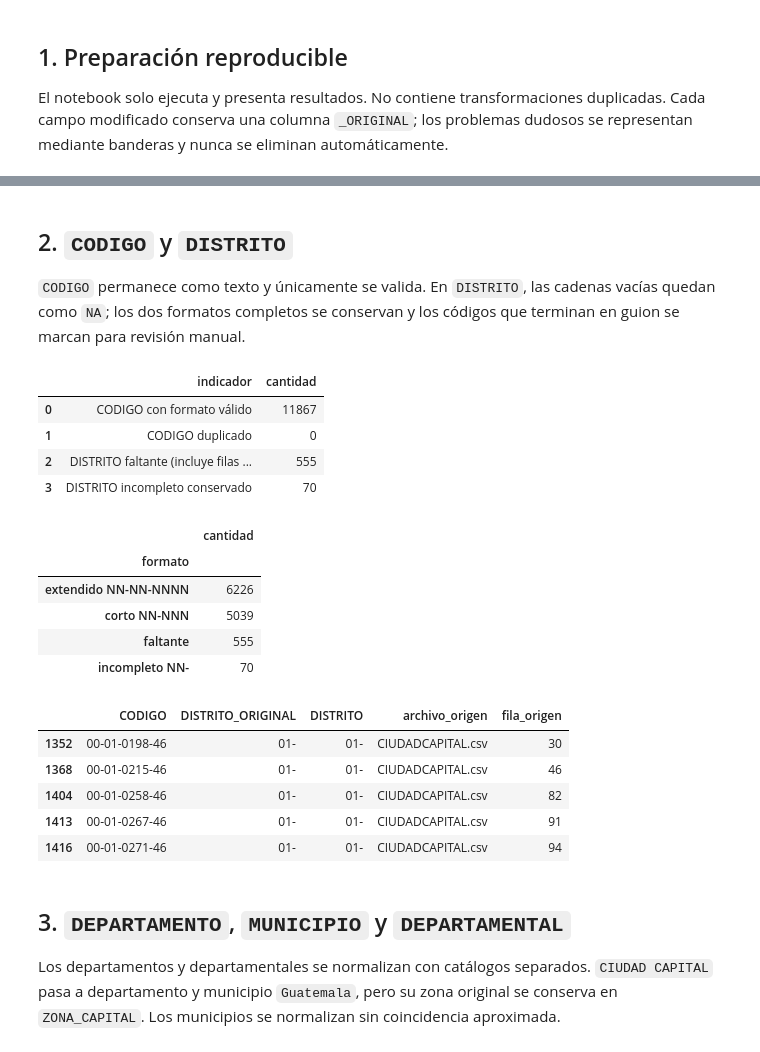
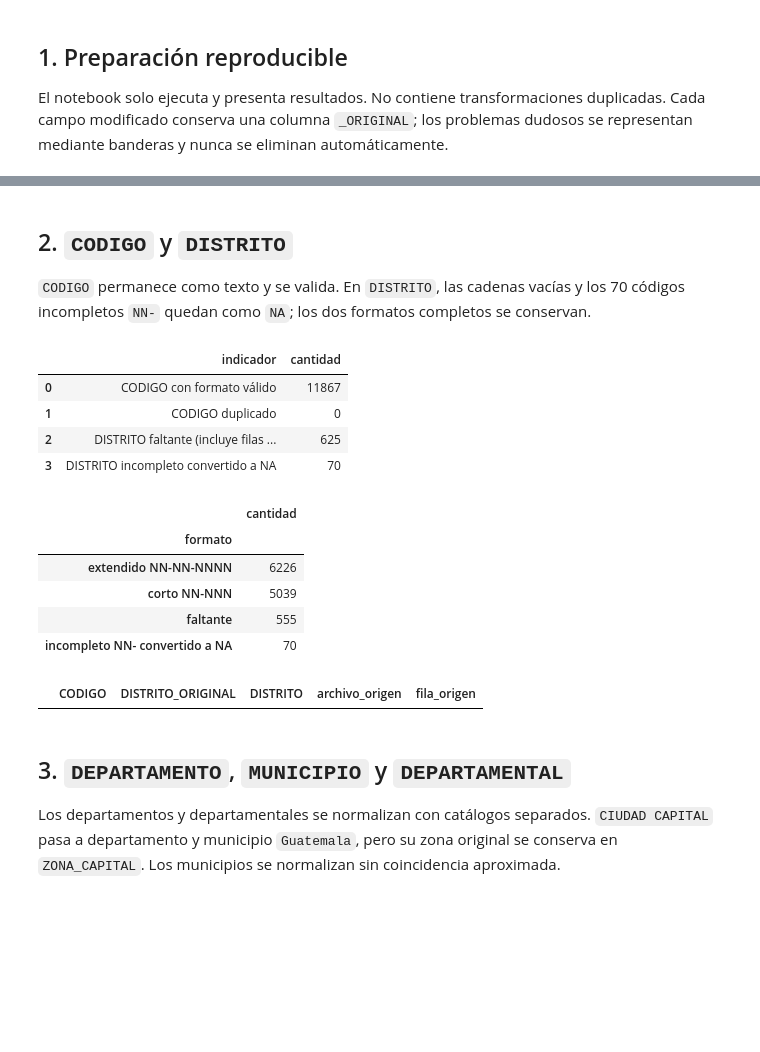
Before and after one commit to Vann06/Proyecto-1-Data-Science, a Jupyter notebook: notebooks/03_limpieza_datos_turno1_vianka.ipynb, the cells around one changed output, grey strips where cells are left out. Drawn from its saved outputs; the diff is of its cells as text; code cells hidden in the pictures; blank space fills up the shorter version.

```diff
--- a/notebooks/03_limpieza_datos_turno1_vianka.ipynb
+++ b/notebooks/03_limpieza_datos_turno1_vianka.ipynb
@@ -31,35 +31,30 @@ Columnas: 19 originales -> 48 tras la limpieza preliminar
 # %% [markdown]
 ## 2. `CODIGO` y `DISTRITO`
 
-`CODIGO` permanece como texto y únicamente se valida. En `DISTRITO`, las cadenas vacías quedan como `NA`; los dos formatos completos se conservan y los códigos que terminan en guion se marcan para revisión manual.
+`CODIGO` permanece como texto y se valida. En `DISTRITO`, las cadenas vacías y los 70 códigos incompletos `NN-` quedan como `NA`; los dos formatos completos se conservan.
 # %%
 resumen_codigos = pd.DataFrame([
     {"indicador": "CODIGO con formato válido", "cantidad": int(limpio_pre["CODIGO_FORMATO_VALIDO"].sum())},
     {"indicador": "CODIGO duplicado", "cantidad": int(limpio_pre["CODIGO_DUPLICADO"].sum())},
     {"indicador": "DISTRITO faltante (incluye filas vacías)", "cantidad": int(limpio_pre["DISTRITO"].isna().sum())},
-    {"indicador": "DISTRITO incompleto conservado", "cantidad": int(limpio_pre["DISTRITO_INCOMPLETO"].sum())},
+    {"indicador": "DISTRITO incompleto convertido a NA", "cantidad": int(limpio_pre["DISTRITO_INCOMPLETO"].sum())},
 ])
 display(resumen_codigos)
 display(limpio_pre["DISTRITO_FORMATO"].value_counts(dropna=False).rename_axis("formato").to_frame("cantidad"))
 display(limpio_pre.loc[limpio_pre["DISTRITO_REQUIERE_REVISION"], ["CODIGO", "DISTRITO_ORIGINAL", "DISTRITO", "archivo_origen", "fila_origen"]].head())
 # %% [output]
 |  | indicador | cantidad |
 | 0 | CODIGO con formato válido | 11867 |
 | 1 | CODIGO duplicado | 0 |
-| 2 | DISTRITO faltante (incluye filas ... | 555 |
-| 3 | DISTRITO incompleto conservado | 70 |
+| 2 | DISTRITO faltante (incluye filas ... | 625 |
+| 3 | DISTRITO incompleto convertido a NA | 70 |
 |  | cantidad |
 | formato |  |
 | extendido NN-NN-NNNN | 6226 |
 | corto NN-NNN | 5039 |
 | faltante | 555 |
-| incompleto NN- | 70 |
+| incompleto NN- convertido a NA | 70 |
 |  | CODIGO | DISTRITO_ORIGINAL | DISTRITO | archivo_origen | fila_origen |
-| 1352 | 00-01-0198-46 | 01- | 01- | CIUDADCAPITAL.csv | 30 |
-| 1368 | 00-01-0215-46 | 01- | 01- | CIUDADCAPITAL.csv | 46 |
-| 1404 | 00-01-0258-46 | 01- | 01- | CIUDADCAPITAL.csv | 82 |
-| 1413 | 00-01-0267-46 | 01- | 01- | CIUDADCAPITAL.csv | 91 |
-| 1416 | 00-01-0271-46 | 01- | 01- | CIUDADCAPITAL.csv | 94 |
 # %% [markdown]
 ## 3. `DEPARTAMENTO`, `MUNICIPIO` y `DEPARTAMENTAL`
 
```
Also changed, not shown: parts of 2 cells of this notebook, 22 other files.
